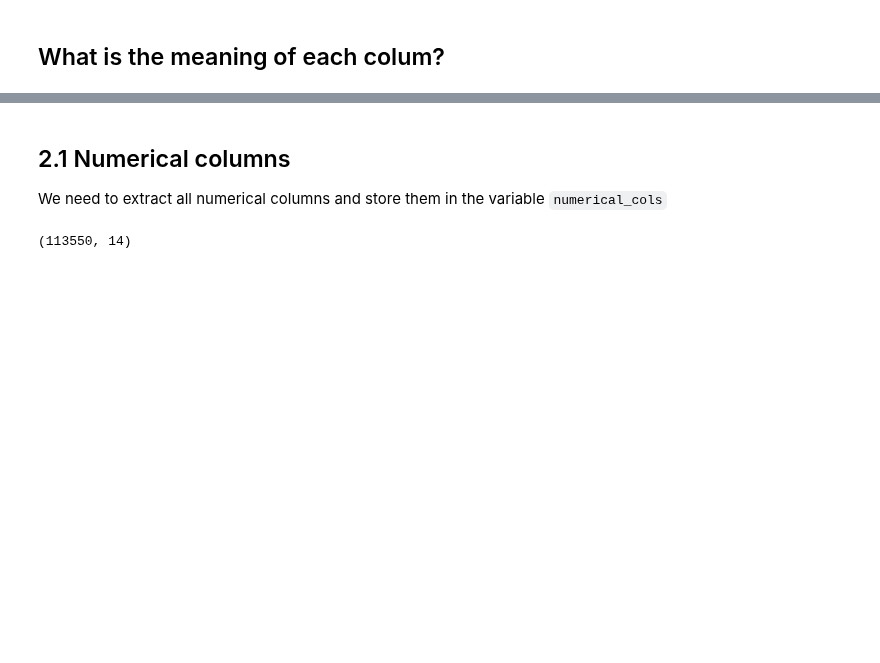
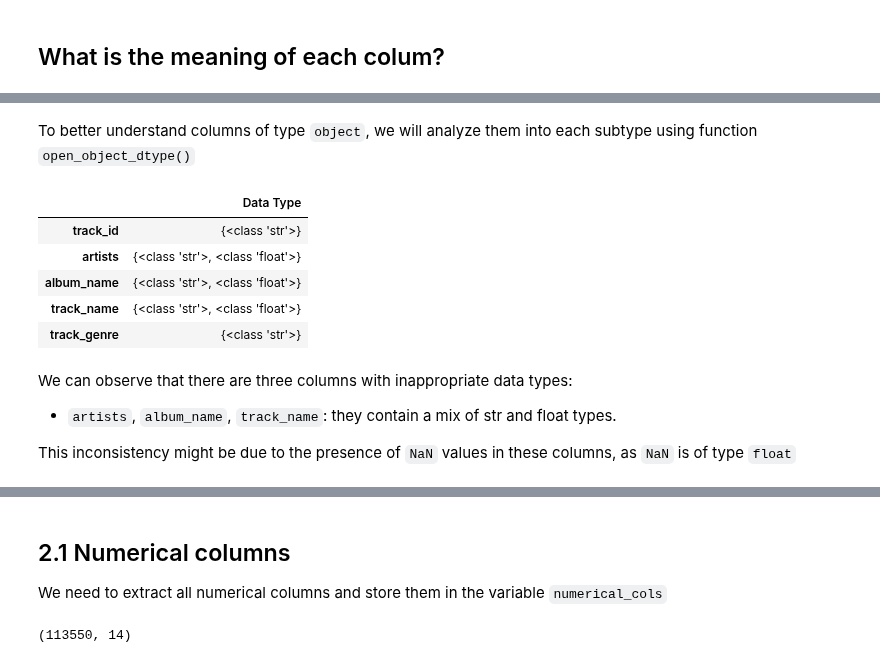
Before and after one commit to duongtruongbinh/Prog4DS_FinalProject, a Jupyter notebook: Data_Exploring-and-Preprocessing.ipynb, the cells around one changed output, grey strips where cells are left out. Drawn from its saved outputs; the diff is of its cells as text; code cells hidden in the pictures; blank space fills up the shorter version.

```diff
--- a/Data_Exploring-and-Preprocessing.ipynb
+++ b/Data_Exploring-and-Preprocessing.ipynb
@@ -130,0 +108,23 @@ Convert to correct data types
+# %% [markdown]
+To better understand columns of type `object`, we will analyze them into each subtype using function `open_object_dtype()`
+# %%
+def open_object_dtype(s):
+    dtypes = set()
+    dtypes.update(s.apply(type))
+    return dtypes
+
+obj_cols = df.select_dtypes(include='object').columns
+df[obj_cols].apply(open_object_dtype, axis=0).to_frame('Data Type')
+# %% [output]
+|  | Data Type |
+| track_id | {<class 'str'>} |
+| artists | {<class 'str'>, <class 'float'>} |
+| album_name | {<class 'str'>, <class 'float'>} |
+| track_name | {<class 'str'>, <class 'float'>} |
+| track_genre | {<class 'str'>} |
+# %% [markdown]
+We can observe that there are three columns with inappropriate data types:
+
+- `artists`, `album_name`, `track_name`: they contain a mix of str and float types.
+
+This inconsistency might be due to the presence of `NaN` values in these columns, as `NaN` is of type `float`
```
Also changed, not shown: parts of 33 cells of this notebook, 2 other files.
